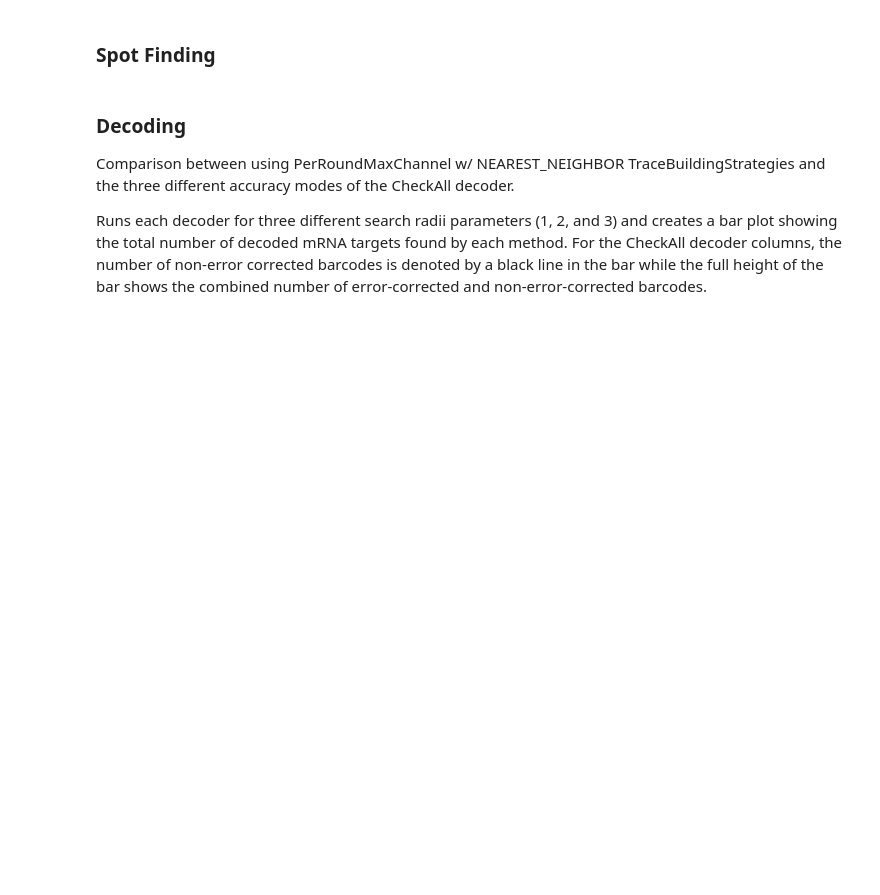
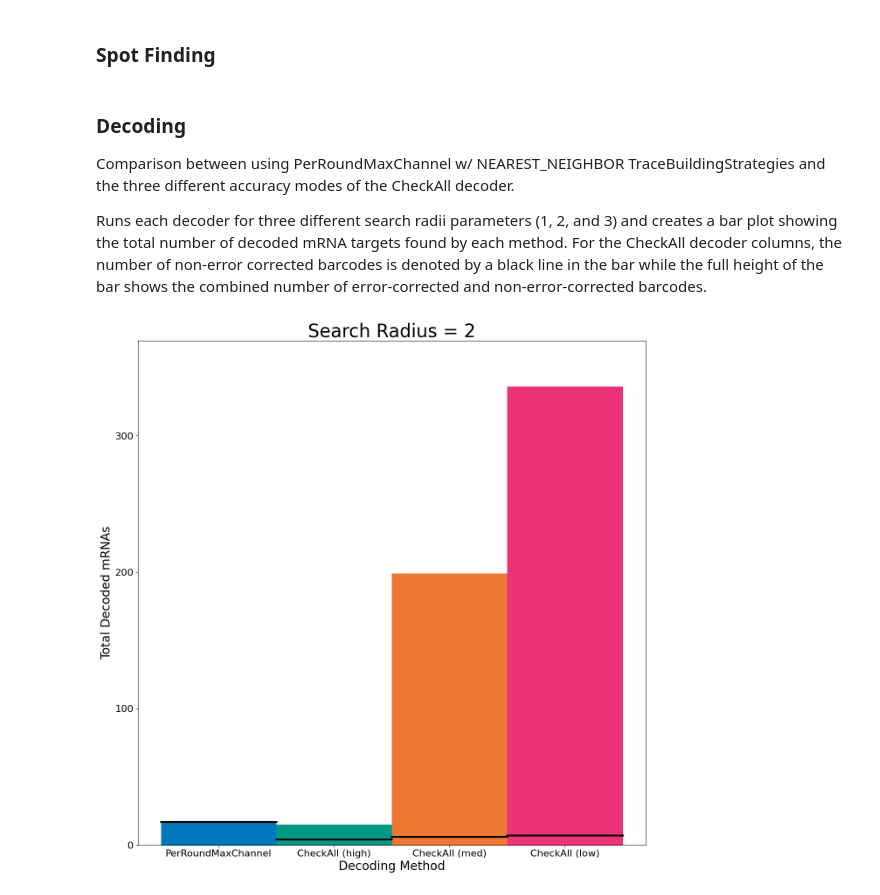
Before and after one commit to xiaoluwei/starfish, a Jupyter notebook: notebooks/SeqFISH.ipynb, the cells around one changed output. Drawn from its saved outputs; the diff is of its cells as text; code cells hidden in the pictures; blank space fills up the shorter version.

```diff
--- a/notebooks/SeqFISH.ipynb
+++ b/notebooks/SeqFISH.ipynb
@@ -56,10 +56,11 @@ Comparison between using PerRoundMaxChannel w/ NEAREST_NEIGHBOR TraceBuildingStr
 Runs each decoder for three different search radii parameters (1, 2, and 3) and creates a bar plot showing the total number of decoded mRNA targets found by each method. For the CheckAll decoder columns, the number of non-error corrected barcodes is denoted by a black line in the bar while the full height of the bar shows the combined number of error-corrected and non-error-corrected barcodes.
 # %%
 # Set the number of cpu cores to use in parallel for the CheckAll decoder. This significantly cuts down on run time.
-n_cpus = 24
+n_cpus = 4
 
 # Run each decoder for different search radius values
-for radius in [2, 3, 4]:
+#for radius in [2, 3, 4]:
+for radius in [2]:
 
     # Decode using PerRoundMaxChannel NEAREST_NEIGHBOR method
     decoder = starfish.spots.DecodeSpots.PerRoundMaxChannel(
@@ -95,30 +96,32 @@ for radius in [2, 3, 4]:
     checkall_low = decoder.run(spots=spots, n_processes=n_cpus)
 
     # Plot total number of barcodes from each method (black line shows number of full barcodes while bar height is
     # the combined number of both error-corrected and non-error-corrected)
     fig, axes = plt.subplots(1, 1, figsize=(15,15))
 
     labels = ['PerRoundMaxChannel', 'CheckAll (high)', 'CheckAll (med)', 'CheckAll (low)']
     axes.bar([1], len(decoded_prmc), color=(0/256, 119/256, 187/256), width=1, label='PerRoundMaxChannel')
     axes.plot([0.5, 1.5], [len(decoded_prmc), len(decoded_prmc)], color='black', linewidth=3)
     axes.bar([2], len(checkall_high), color=(0/256, 153/256, 136/256), width=1, label='CheckAll (high)')
     axes.plot([1.5, 2.5],
               [len(checkall_high[checkall_high['rounds_used'] == 5]), len(checkall_high[checkall_high['rounds_used'] == 5])],
               color='black', linewidth=3)
     axes.bar([3], len(checkall_med), color=(238/256, 119/256, 51/256), width=1, label='CheckAll (med)')
     axes.plot([2.5, 3.5],
               [len(checkall_med[checkall_med['rounds_used'] == 5]), len(checkall_med[checkall_med['rounds_used'] == 5])],
               color='black', linewidth=3)
     axes.bar([4], len(checkall_low), color=(238/256, 51/256, 119/256), width=1, label='CheckAll (low)')
     axes.plot([3.5, 4.5],
               [len(checkall_low[checkall_low['rounds_used'] == 5]), len(checkall_low[checkall_low['rounds_used'] == 5])],
               color='black', linewidth=3)
 
     axes.set_xticks(range(1,5))
     axes.set_xticklabels(labels, size=16)
     axes.set_yticks(range(0, int(len(checkall_low)+len(checkall_low)/10+1), 100))
     axes.set_yticklabels(range(0, int(len(checkall_low)+len(checkall_low)/10+1), 100), size=16)
     axes.set_ylim(0, len(checkall_low)+len(checkall_low)/10)
     axes.set_xlabel('Decoding Method', size=20)
     axes.set_ylabel('Total Decoded mRNAs', size=20)
     axes.set_title(f'Search Radius = {radius}', size=30)
+# %% [output]
+[figure, added]
```
Also changed, not shown: 2 other files.
